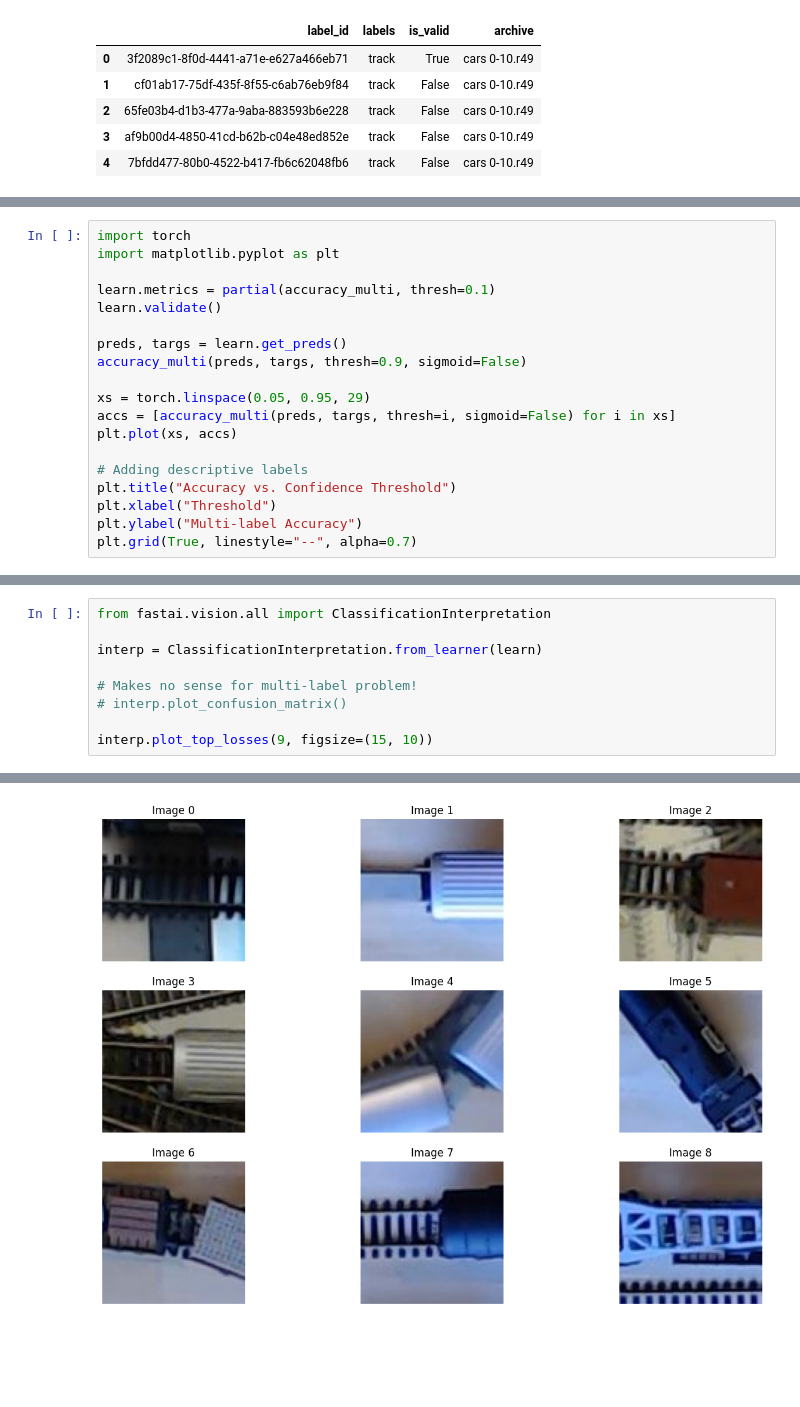
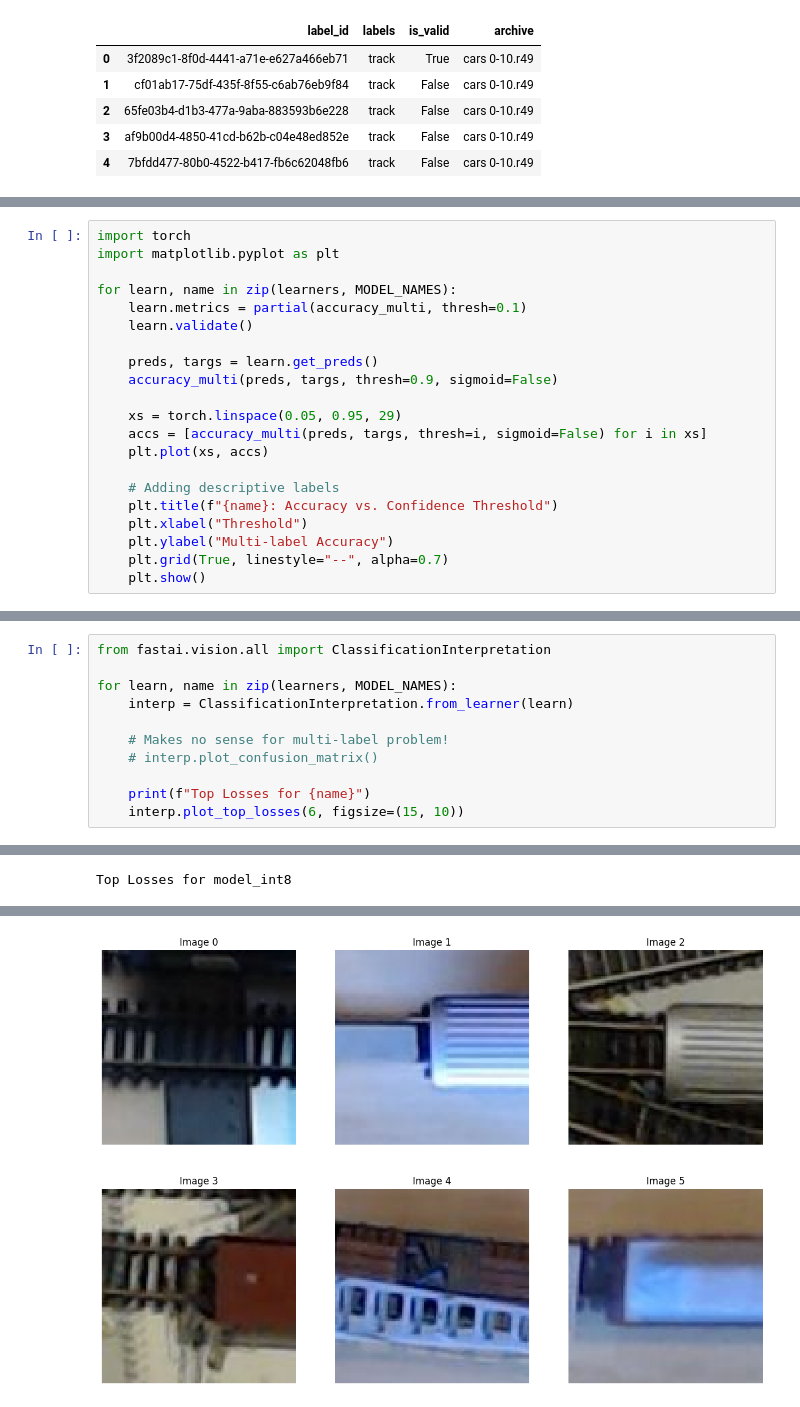
Before and after one commit to iot49/track-occupancy, a Jupyter notebook: cnn/TRAIN.ipynb, the cells around one changed output, grey strips where cells are left out. Cells and saved outputs as stored; diff of their text form; blank space fills up the shorter version.

```diff
--- a/cnn/TRAIN.ipynb
+++ b/cnn/TRAIN.ipynb
@@ -141,21 +222,23 @@ Starting from previously trained model
 import torch
 import matplotlib.pyplot as plt
 
-learn.metrics = partial(accuracy_multi, thresh=0.1)
-learn.validate()
+for learn, name in zip(learners, MODEL_NAMES):
+    learn.metrics = partial(accuracy_multi, thresh=0.1)
+    learn.validate()
 
-preds, targs = learn.get_preds()
-accuracy_multi(preds, targs, thresh=0.9, sigmoid=False)
+    preds, targs = learn.get_preds()
+    accuracy_multi(preds, targs, thresh=0.9, sigmoid=False)
 
-xs = torch.linspace(0.05, 0.95, 29)
-accs = [accuracy_multi(preds, targs, thresh=i, sigmoid=False) for i in xs]
-plt.plot(xs, accs)
+    xs = torch.linspace(0.05, 0.95, 29)
+    accs = [accuracy_multi(preds, targs, thresh=i, sigmoid=False) for i in xs]
+    plt.plot(xs, accs)
 
-# Adding descriptive labels
-plt.title("Accuracy vs. Confidence Threshold")
-plt.xlabel("Threshold")
-plt.ylabel("Multi-label Accuracy")
-plt.grid(True, linestyle="--", alpha=0.7)
+    # Adding descriptive labels
+    plt.title(f"{name}: Accuracy vs. Confidence Threshold")
+    plt.xlabel("Threshold")
+    plt.ylabel("Multi-label Accuracy")
+    plt.grid(True, linestyle="--", alpha=0.7)
+    plt.show()
 # %% [output]
 [interactive output not drawn]
 [interactive output not drawn]
@@ -163,11 +249,13 @@ plt.grid(True, linestyle="--", alpha=0.7)
 # %%
 from fastai.vision.all import ClassificationInterpretation
 
-interp = ClassificationInterpretation.from_learner(learn)
+for learn, name in zip(learners, MODEL_NAMES):
+    interp = ClassificationInterpretation.from_learner(learn)
 
-# Makes no sense for multi-label problem!
-# interp.plot_confusion_matrix()
+    # Makes no sense for multi-label problem!
+    # interp.plot_confusion_matrix()
 
-interp.plot_top_losses(9, figsize=(15, 10))
+    print(f"Top Losses for {name}")
+    interp.plot_top_losses(6, figsize=(15, 10))
 # %% [output]
 [interactive output not drawn]
@@ -184,0 +272 @@ interp.plot_top_losses(9, figsize=(15, 10))
+Top Losses for model_int8
@@ -185 +281 @@ interp.plot_top_losses(9, figsize=(15, 10))
-[figure, old version]
+[figure, new version]
```
Also changed, not shown: parts of 12 cells of this notebook, 9 other files.
